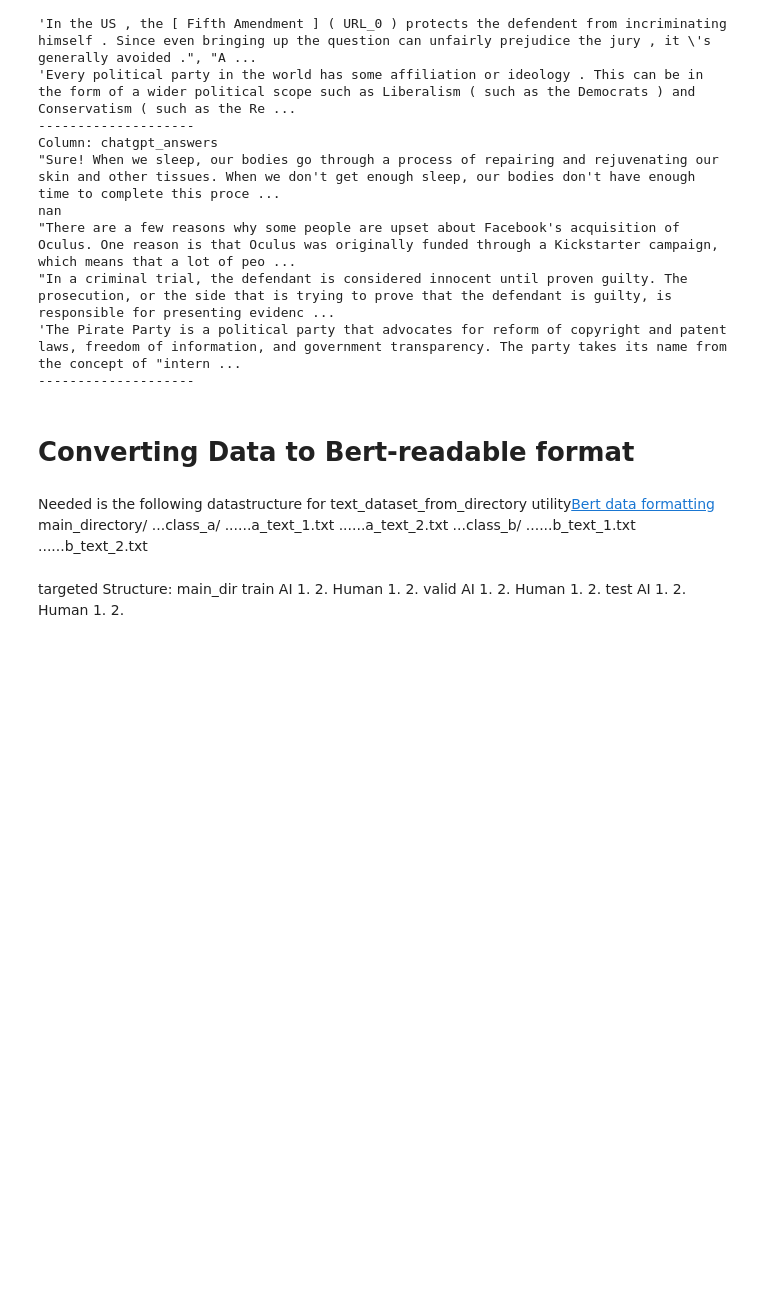
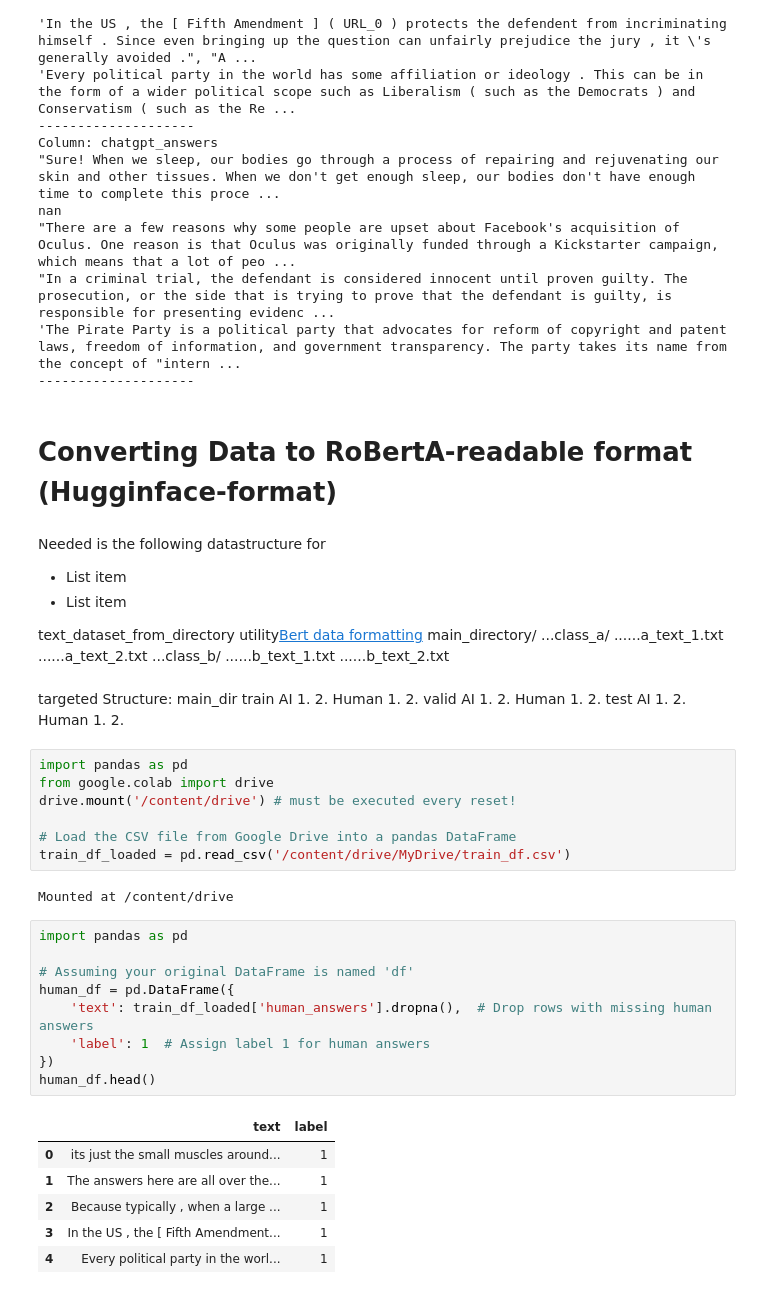
Before and after one commit to EngelMichael/FRA_UAS_AI_recognition_Project, a Jupyter notebook: AI_Classifier_FRA_UAS_Informatik_Projekt_.ipynb, the cells around one changed output. Drawn from its saved outputs; the diff is of its cells as text; blank space fills up the shorter version.

Commit message:
Added Training and inference

```diff
--- a/AI_Classifier_FRA_UAS_Informatik_Projekt_.ipynb
+++ b/AI_Classifier_FRA_UAS_Informatik_Projekt_.ipynb
@@ -514,9 +514,14 @@ nan
 'The Pirate Party is a political party that advocates for reform of copyright and patent laws, freedom of information, and government transparency. The party takes its name from the concept of "intern ...
 --------------------
 # %% [markdown]
-# Converting Data to Bert-readable format
+# Converting Data to RoBertA-readable format (Hugginface-format)
 # %% [markdown]
-Needed is the following datastructure for text_dataset_from_directory utility[Bert data formatting](https://www.tensorflow.org/tutorials/keras/text_classification)
+Needed is the following datastructure for
+
+*   List item
+*   List item
+
+text_dataset_from_directory utility[Bert data formatting](https://www.tensorflow.org/tutorials/keras/text_classification)
 main_directory/
 ...class_a/
 ......a_text_1.txt
@@ -548,3 +553,28 @@ main_dir
     Human
       1.
       2.
+# %%
+import pandas as pd
+from google.colab import drive
+drive.mount('/content/drive') # must be executed every reset!
+
+# Load the CSV file from Google Drive into a pandas DataFrame
+train_df_loaded = pd.read_csv('/content/drive/MyDrive/train_df.csv')
+# %% [output]
+Mounted at /content/drive
+# %%
+import pandas as pd
+
+# Assuming your original DataFrame is named 'df'
+human_df = pd.DataFrame({
+    'text': train_df_loaded['human_answers'].dropna(),  # Drop rows with missing human answers
+    'label': 1  # Assign label 1 for human answers
+})
+human_df.head()
+# %% [output]
+|  | text | label |
+| 0 | its just the small muscles around... | 1 |
+| 1 | The answers here are all over the... | 1 |
+| 2 | Because typically , when a large ... | 1 |
+| 3 | In the US , the [ Fifth Amendment... | 1 |
+| 4 | Every political party in the worl... | 1 |
```
Also changed, not shown: parts of 14 cells of this notebook.
